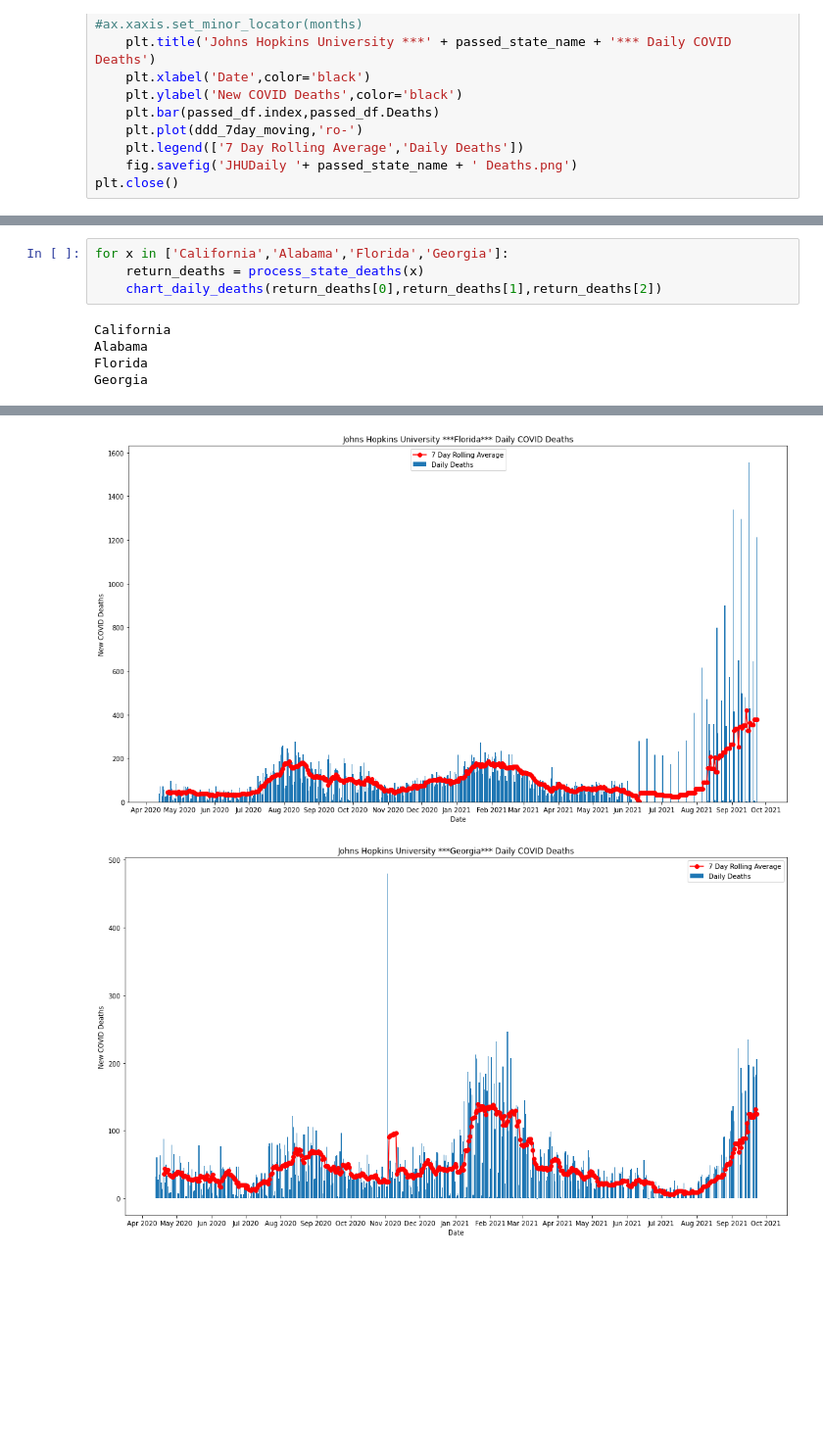
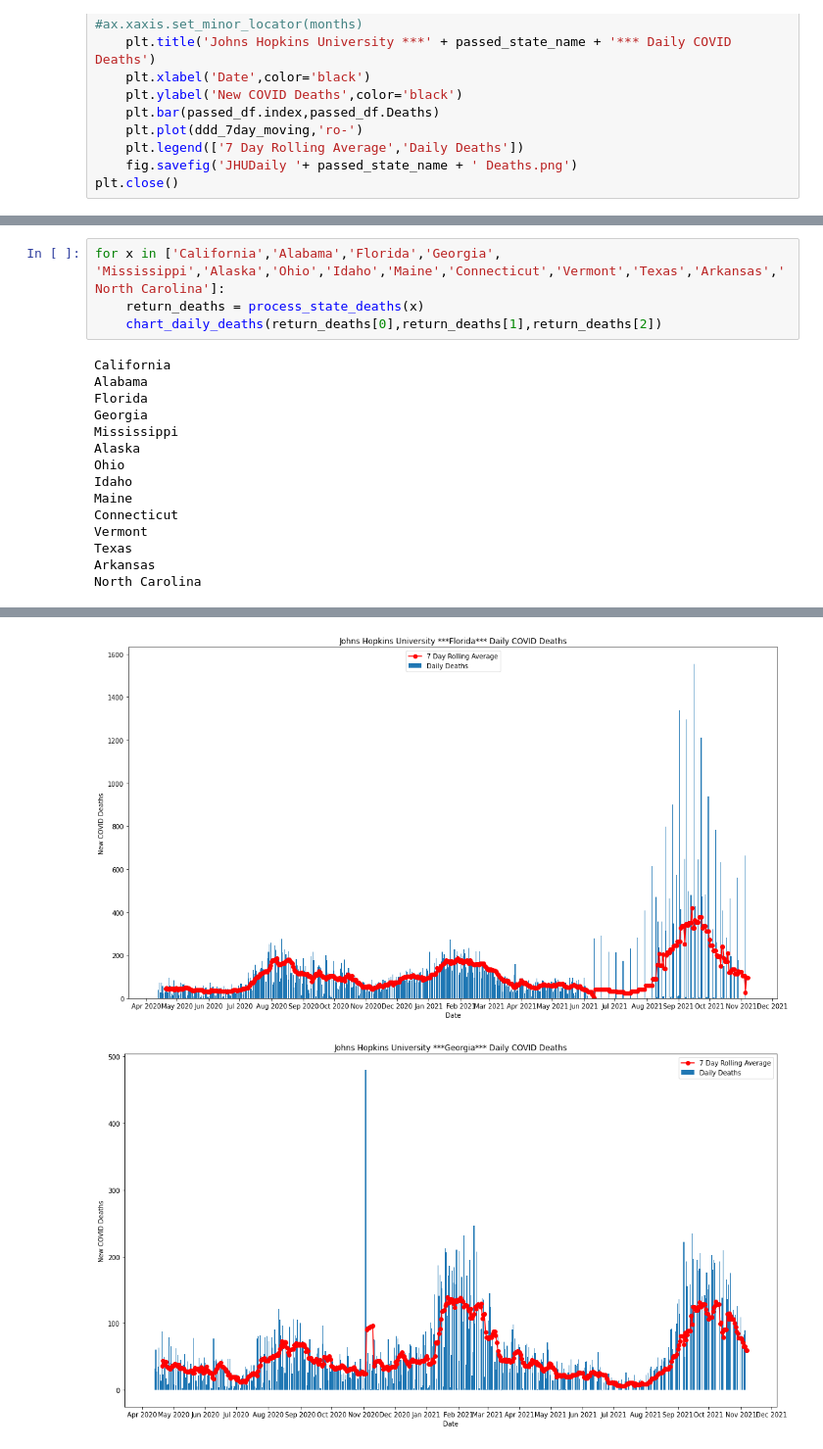
Before and after one commit to ldhagen/JHU_Covid_Notebooks, a Jupyter notebook: JHU_Each_State_New_Deaths.ipynb, the cells around one changed output, grey strips where cells are left out. Shown at 98% size. Saved outputs shown, nothing was run; the diff lists cells and outputs as text; blank space fills up the shorter version.

```diff
--- a/JHU_Each_State_New_Deaths.ipynb
+++ b/JHU_Each_State_New_Deaths.ipynb
@@ -137,6 +137,6 @@ Virgin Islands
 ... (48 outputs left out)
 # %%
-for x in ['California','Alabama','Florida','Georgia']:
+for x in ['California','Alabama','Florida','Georgia', 'Mississippi','Alaska','Ohio','Idaho','Maine','Connecticut','Vermont','Texas','Arkansas','North Carolina']:
     return_deaths = process_state_deaths(x)
     chart_daily_deaths(return_deaths[0],return_deaths[1],return_deaths[2])
 # %% [output]
@@ -144,3 +144,13 @@ California
 Alabama
 Florida
 Georgia
+Mississippi
+Alaska
+Ohio
+Idaho
+Maine
+Connecticut
+Vermont
+Texas
+Arkansas
+North Carolina
@@ -149,2 +159,2 @@ Georgia
-[figure, old version]
+[figure, new version]
-[figure, old version]
+[figure, new version]
```
Also changed, not shown: parts of 3 cells of this notebook, 5 other files.
